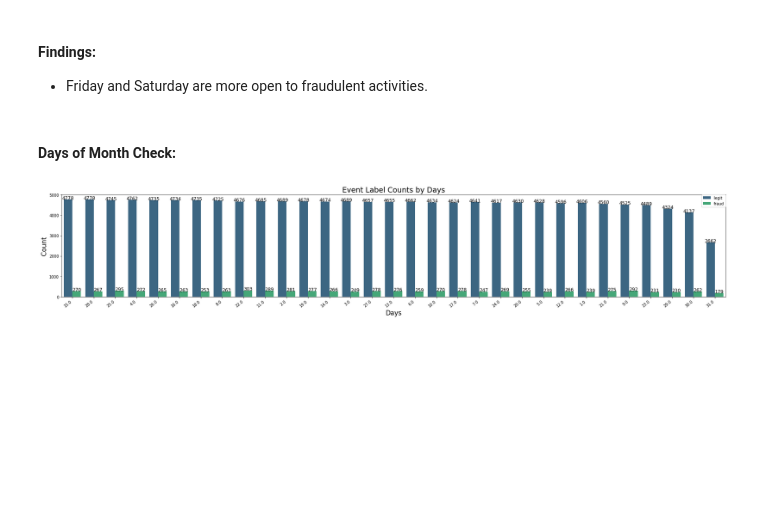
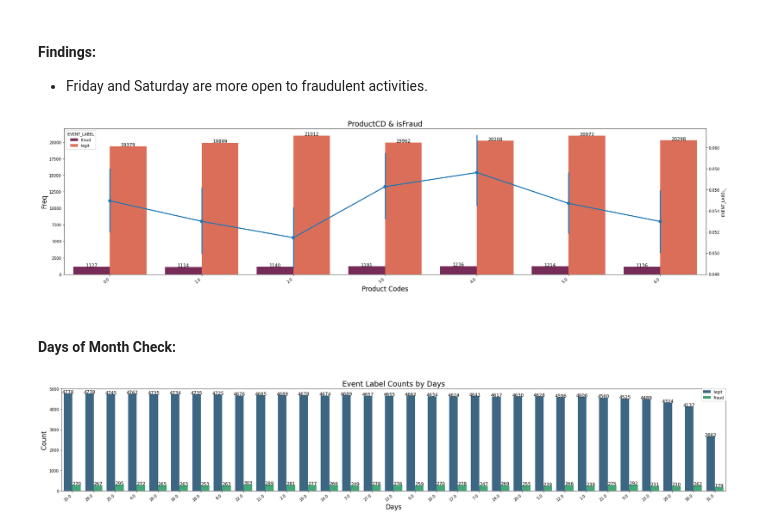
Before and after one commit to ElifKarakutukDinc/Fraud_Analytics_Case_Study, a Jupyter notebook: EDA.ipynb, the cells around one changed output. Saved outputs shown, nothing was run; the diff lists cells and outputs as text; code cells hidden in the pictures; blank space fills up the shorter version.

```diff
--- a/EDA.ipynb
+++ b/EDA.ipynb
@@ -241,6 +221,23 @@ countplot_viz_unlimit(
 # %% [markdown]
 #### Findings:
 * Friday and Saturday are more open to fraudulent activities.
+# %%
+filter_list = ["fraud", "legit"]
+countplot_pointplot_viz(
+    df_data,
+    filter_list,
+    "Weekday",
+    "EVENT_LABEL",
+    "EVENT_LABEL_",
+    "Product Codes",
+    "Freq",
+    "ProductCD & isFraud",
+    palette="rocket",
+    figsize_x=30,
+    figsize_y=7,
+)
+# %% [output]
+[figure, added]
 # %% [markdown]
 #### Days of Month Check:
 # %%
```
Also changed, not shown: parts of 35 cells of this notebook, 1 other file.
